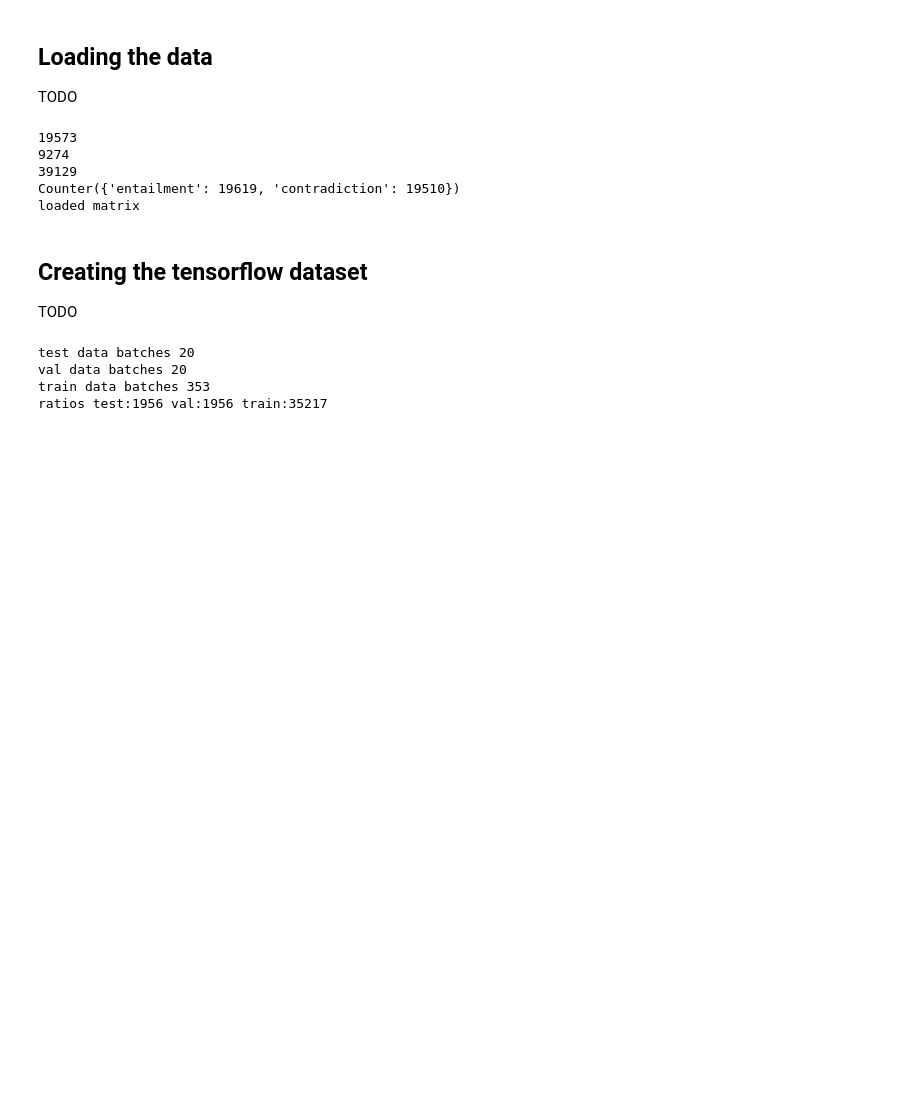
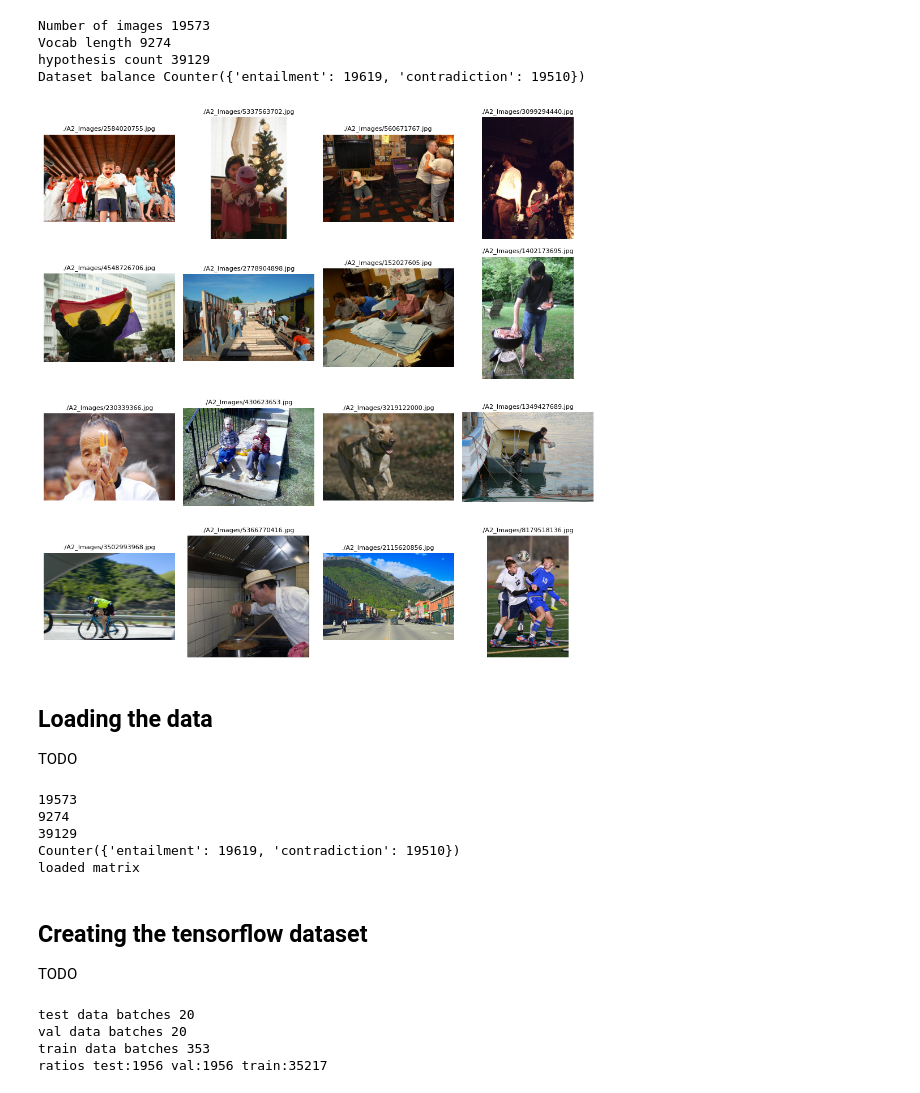
Before and after one commit to Fish4203/deep-learning, a Jupyter notebook: A2.ipynb, the cells around one changed output. Cells and saved outputs as stored; diff of their text form; code cells hidden in the pictures; blank space fills up the shorter version.

```diff
--- a/A2.ipynb
+++ b/A2.ipynb
@@ -40,3 +39,55 @@ To enable the following instructions: SSE3 SSE4.1 SSE4.2 AVX AVX2 AVX512F AVX512
+# %%
+# load images and labels
+
+labelSet = Counter()
+dataDict = {}
+vocab = set()
+
+datasetLen = 0
+with open("./A2_train_v3.jsonl", "r") as jsonFile:
+	for line in jsonFile:
+		datasetLen += 1
+		loadedLine = json.loads(line)
+		if loadedLine["Image_ID"] not in dataDict:
+			dataDict[loadedLine["Image_ID"]] = []
+
+		labelSet[loadedLine["Label"]] += 1
+
+		hypo = [''.join(char for char in word if char.isalnum()) for word in loadedLine["Hypothesis"].lower().split()]
+		vocab.update(hypo)
+
+		dataDict[loadedLine["Image_ID"]].append((hypo, loadedLine["Label"]))
+
+labelTuple = tuple(labelSet.keys())
+vocab = list(vocab)
+
+vocabIndex = {vocab[i]: i for i in range(len(vocab))}
+
+print(f'Number of images {len(dataDict.keys())}')
+print(f'Vocab length {len(vocabIndex)}')
+print(f'hypothesis count {datasetLen}')
+print(f'Dataset balance {labelSet}')
+
+gridSize = 4
+plt.figure(figsize=(10, 10))
+
+for i in range(gridSize ** 2):
+	image_file = './A2_Images/' + random.choice(list(dataDict.keys())) + '.jpg'
+	img = mpimg.imread(image_file)
+
+	plt.subplot(gridSize, gridSize, i + 1)
+	plt.imshow(img)
+	plt.title(image_file, fontsize=8)
+	plt.axis('off') # Hide axes for cleaner image display
+
+plt.tight_layout() # Adjust subplot parameters for a tight layout
+plt.show()
+# %% [output]
+Number of images 19573
+Vocab length 9274
+hypothesis count 39129
+Dataset balance Counter({'entailment': 19619, 'contradiction': 19510})
+[figure, added]
 # %% [markdown]
 ## Loading the data
 
```
Also changed, not shown: parts of 9 cells of this notebook, 2 other files.
